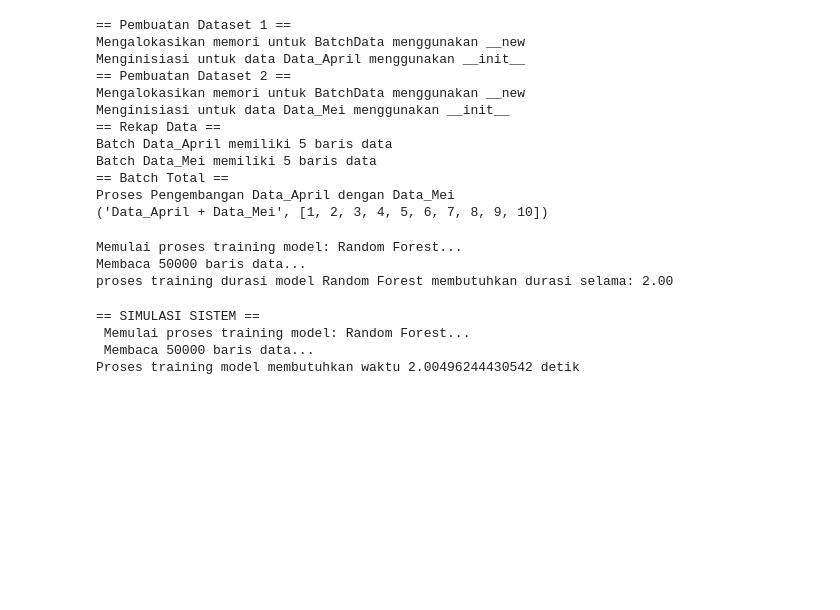
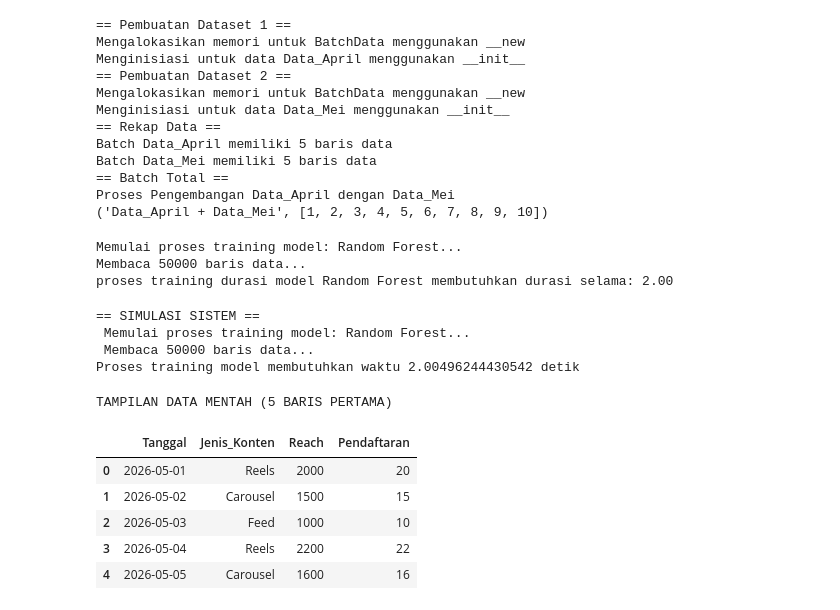
Before and after one commit to Karelptrp/source-code-smt2, a Jupyter notebook: matkul pak bisrul.ipynb, the cells around one changed output. Saved outputs shown, nothing was run; the diff lists cells and outputs as text; code cells hidden in the pictures; blank space fills up the shorter version.

```diff
--- a/matkul pak bisrul.ipynb
+++ b/matkul pak bisrul.ipynb
@@ -1205,3 +1205,26 @@ if __name__ == "__main__":
  Memulai proses training model: Random Forest...
  Membaca 50000 baris data...
 Proses training model membutuhkan waktu 2.00496244430542 detik
+# %%
+import pandas as pd
+import matplotlib.pyplot as plt
+
+data = {
+    'Tanggal': pd.date_range(start='2026-05-01', periods=14, freq='D'),
+    'Jenis_Konten': ['Reels', 'Carousel', 'Feed', 'Reels', 'Carousel', 'Feed', 'Reels'] *2,
+    'Reach': [2000, 1500, 1000,2200,1600,1100,2500,2100,1400,950,2300,1700,1050,2400],
+    'Pendaftaran': [20,15,10,22,16,11,25,21,14,9,23,17,10,24]
+}
+
+df = pd.DataFrame(data)
+
+print("TAMPILAN DATA MENTAH (5 BARIS PERTAMA)")
+display(df.head())
+# %% [output]
+TAMPILAN DATA MENTAH (5 BARIS PERTAMA)
+|  | Tanggal | Jenis_Konten | Reach | Pendaftaran |
+| 0 | 2026-05-01 | Reels | 2000 | 20 |
+| 1 | 2026-05-02 | Carousel | 1500 | 15 |
+| 2 | 2026-05-03 | Feed | 1000 | 10 |
+| 3 | 2026-05-04 | Reels | 2200 | 22 |
+| 4 | 2026-05-05 | Carousel | 1600 | 16 |
```
Also changed, not shown: parts of 8 cells of this notebook.
